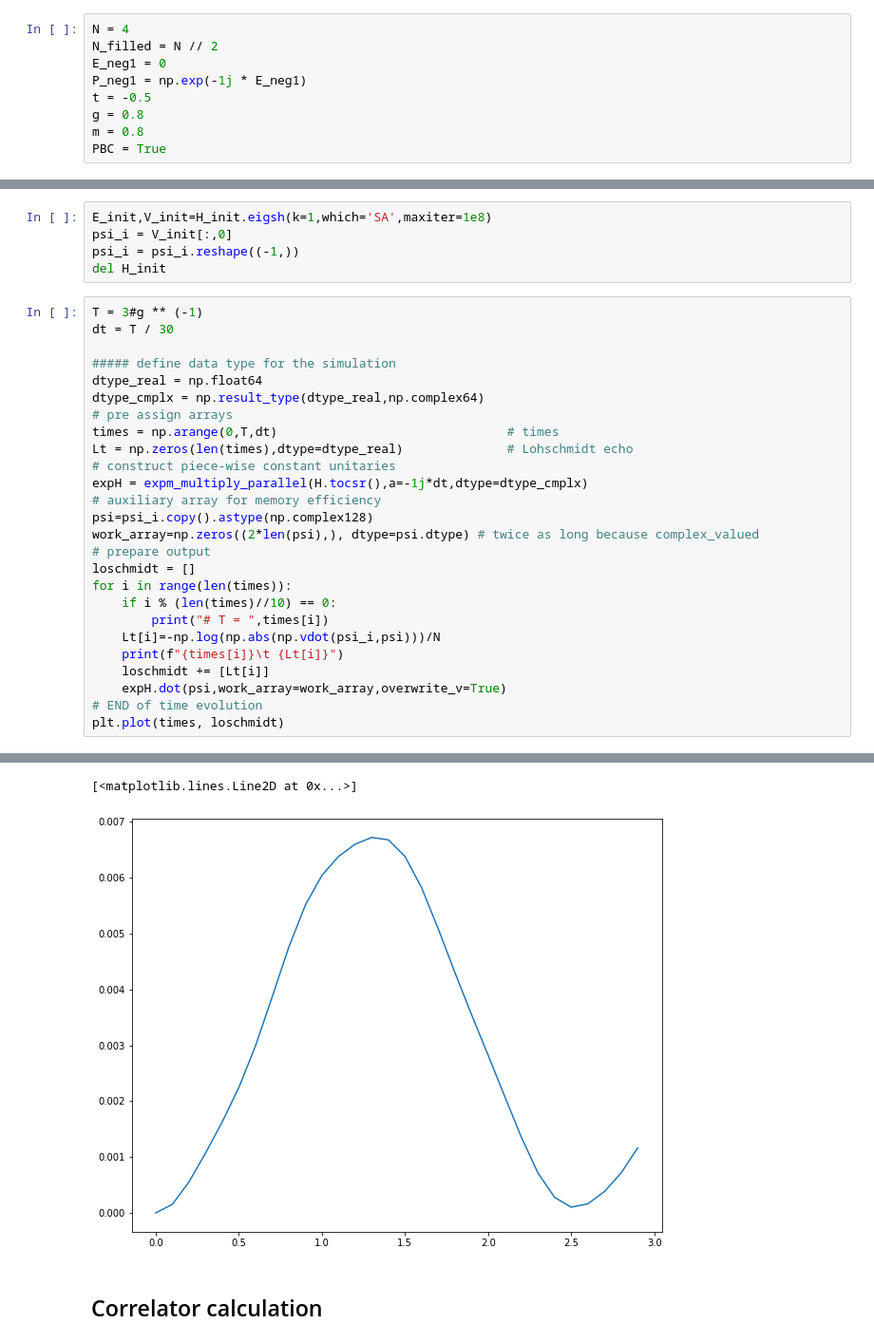
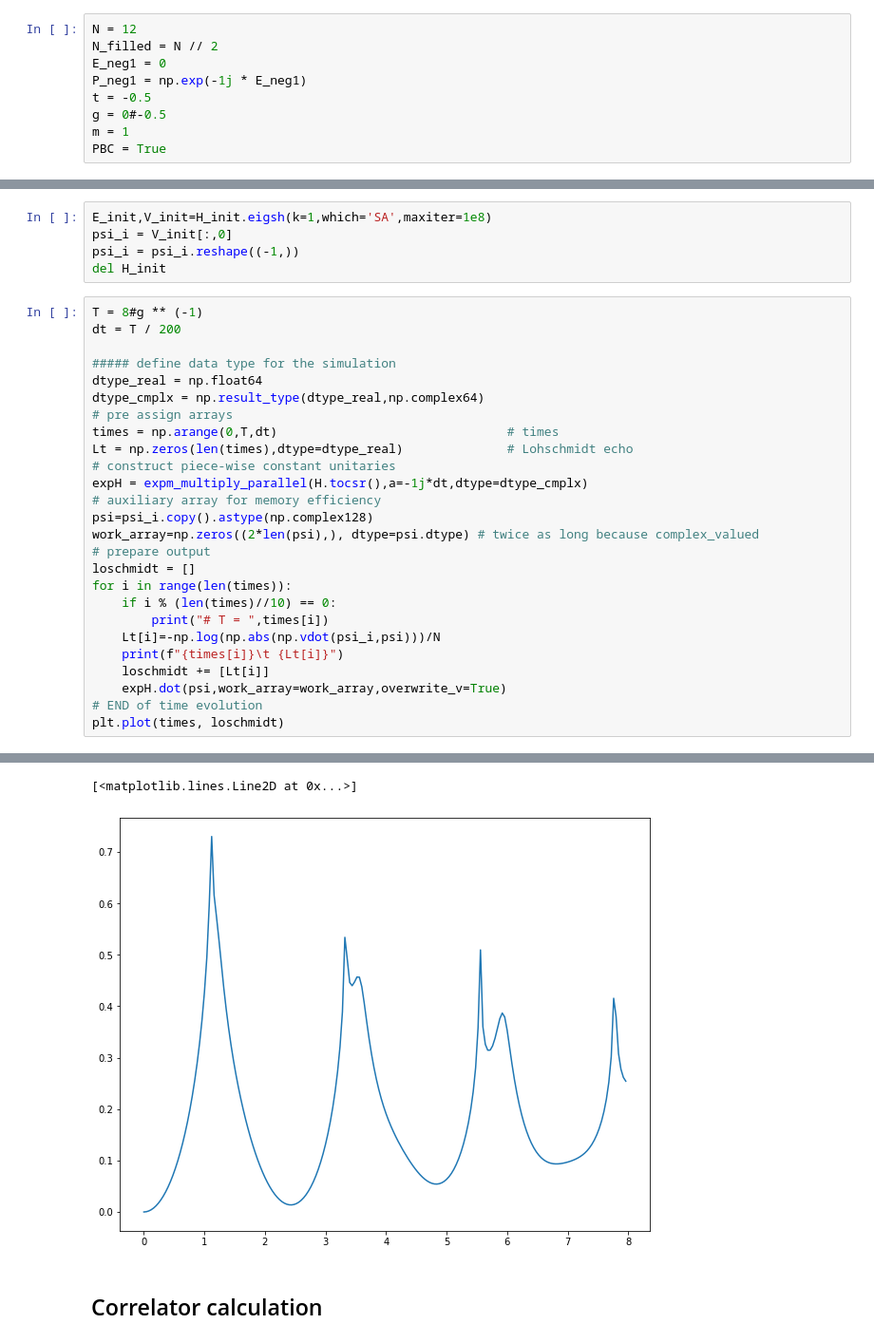
Before and after one commit to jacarolan/QuSpinLatticeFermions, a Jupyter notebook: U1 Fermion Theory.ipynb, the cells around one changed output, grey strips where cells are left out. Shown at 95% size. Saved outputs shown, nothing was run; the diff lists cells and outputs as text.

```diff
--- a/U1 Fermion Theory.ipynb
+++ b/U1 Fermion Theory.ipynb
@@ -13,13 +13,13 @@ plt.rcParams['figure.figsize'] = [10, 8]
 # %% [markdown]
 ## Define Constants/Helpers
 # %%
-N = 4
+N = 12
 N_filled = N // 2
 E_neg1 = 0
 P_neg1 = np.exp(-1j * E_neg1)
 t = -0.5
-g = 0.8
-m = 0.8
+g = 0#-0.5
+m = 1
 PBC = True
 # %%
 def stringbox(lst, caption):
@@ -115,8 +117,8 @@ psi_i = V_init[:,0]
 psi_i = psi_i.reshape((-1,))
 del H_init
 # %%
-T = 3#g ** (-1)
-dt = T / 30
+T = 8#g ** (-1)
+dt = T / 200
 
 ##### define data type for the simulation
 dtype_real = np.float64
@@ -161,5 +163,5 @@ plt.plot(times, loschmidt)
 [<matplotlib.lines.Line2D at 0x...>]
-[figure, old version]
+[figure, new version]
 # %% [markdown]
 ## Correlator calculation
 # %%
```
Also changed, not shown: parts of 5 cells of this notebook, 1 other file.
